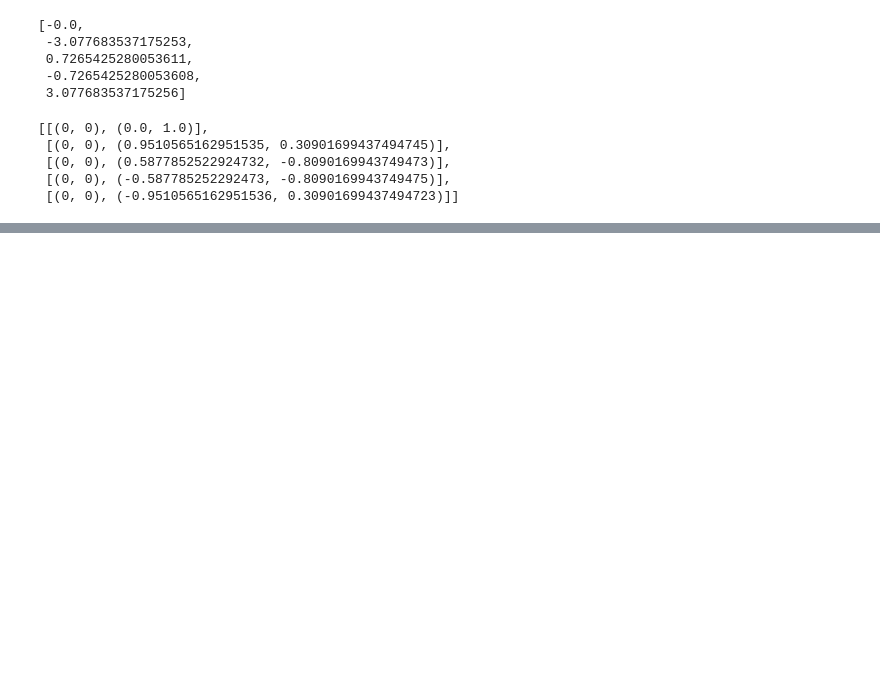
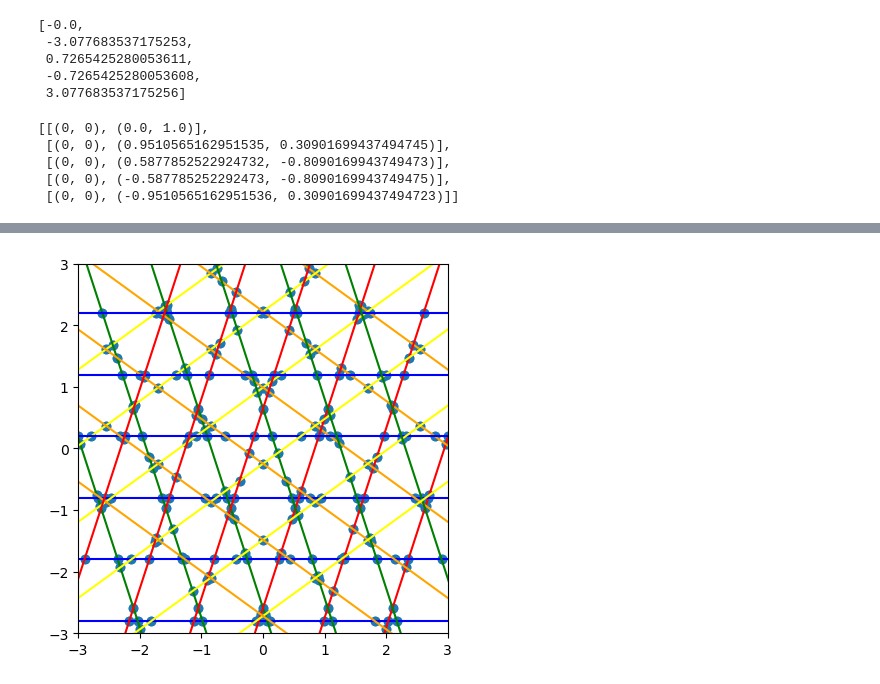
Before and after one commit to WilliamTylerBradley/grid_tilings, a Jupyter notebook: testing.ipynb, the cells around one changed output, grey strips where cells are left out. Drawn from its saved outputs; the diff is of its cells as text; code cells hidden in the pictures; blank space fills up the shorter version.

```diff
--- a/testing.ipynb
+++ b/testing.ipynb
@@ -73,6 +77,6 @@ plt.show()
 # %%
 lines = []
-for x in np.arange(-5, 5):
+for x in np.arange(-3, 3):
     for s, c, o, slope in zip(sin_list, cos_list, offsets, slopes):
         p1 = (-5, determine_y(-5, s*(o+x), c*(o+x), slope))
         p2 = (5, determine_y(5, s*(o+x), c*(o+x), slope))
@@ -89,0 +95,16 @@ plt.show()
+# %%
+# Determine intersections
+# This needs to be made into a class to handle /0 exceptions
+def intersection(l0, l1):
+    p = l0[0]
+    r = (l0[1] - l0[0])
+
+    q = l1[0]
+    s = (l1[1] - l1[0])
+
+    denom = (np.cross(r, s))
+    if denom != 0:
+        t = np.cross(q - p, s)/denom
+        return p + t*r
+    else:
+        return False
@@ -89,0 +116,7 @@ plt.show()
+# %%
+from itertools import product
+intersections = [intersection([np.asarray(pair[0][0]), np.asarray(pair[0][1])],
+                  [np.asarray(pair[1][0]), np.asarray(pair[1][1])])
+                  for pair in product(lines, lines)]
+intersections = [i for i in intersections if i is not False]
+intersections
@@ -89,0 +141,15 @@ plt.show()
+# %%
+xs = [p[0] for p in intersections]
+ys = [p[1] for p in intersections]
+
+fig, ax = plt.subplots()
+
+ax.add_collection(LineCollection(lines, colors = colors))
+
+ax.scatter(xs, ys)
+ax.set_xlim(-3, 3)
+ax.set_ylim(-3, 3)
+ax.set_aspect('equal')
+plt.show()
+# %% [output]
+[figure, added]
```
Also changed, not shown: parts of 7 cells of this notebook.
